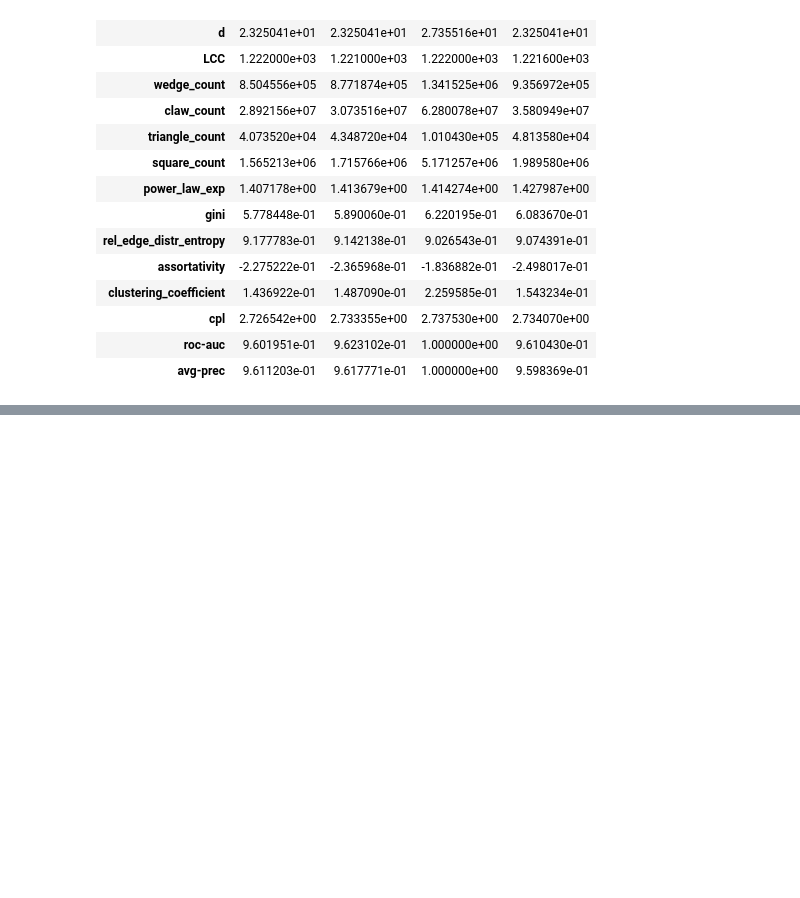
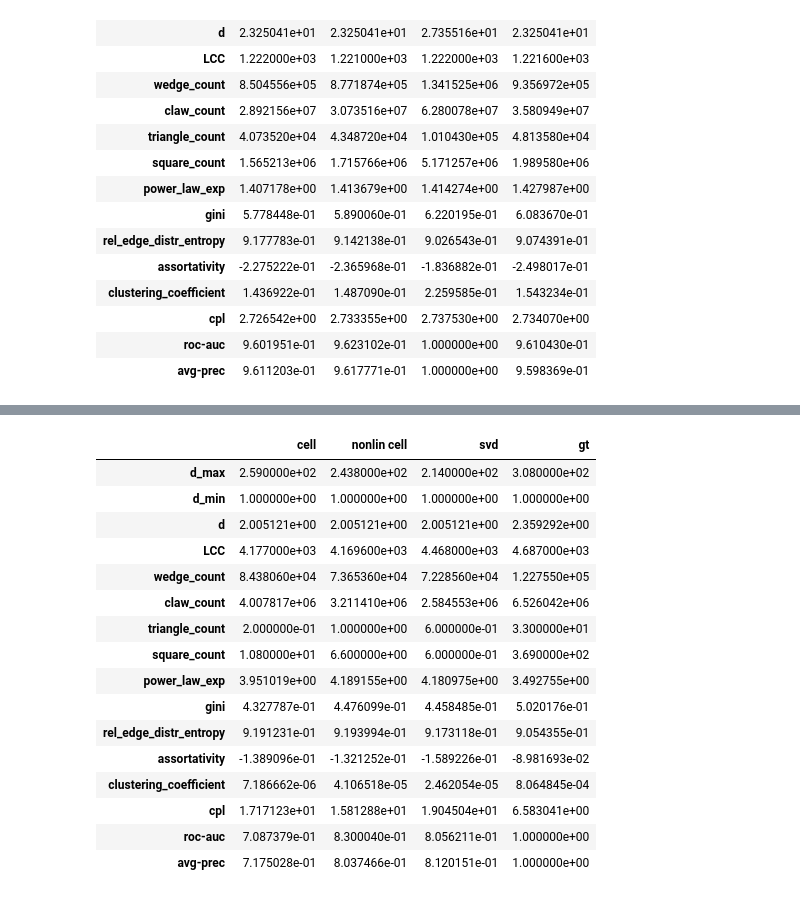
Before and after one commit to sverdoot/netgan-without-gan, a Jupyter notebook: notebooks/demo.ipynb, the cells around one changed output, grey strips where cells are left out. Drawn from its saved outputs; the diff is of its cells as text; code cells hidden in the pictures; blank space fills up the shorter version.

```diff
--- a/notebooks/demo.ipynb
+++ b/notebooks/demo.ipynb
@@ -539,0 +565,6 @@ df
+# %%
+method = 'cell'
+options = dict(g_type='cell')
+
+stat_df, _ = run(**options)
+df[method] = stat_df
@@ -539,0 +575,6 @@ df
+# %%
+method = 'svd'
+options = dict(g_type='svd', nsteps=400)
+
+stat_df, _ = run(**options)
+df[method] = stat_df
@@ -539,0 +599,7 @@ df
+# %%
+method = 'nonlin cell'
+optimizer_args={'lr': 0.1, 'weight_decay': 1e-5}
+options = dict(g_type='fc', optimizer_args=optimizer_args)
+
+stat_df, _ = run(**options)
+df[method] = stat_df
@@ -539,0 +611,22 @@ df
+# %%
+df['gt'] = list(compute_graph_statistics(_A_obs).values()) + [1, 1]
+# %%
+df
+# %% [output]
+|  | cell | nonlin cell | svd | gt |
+| d_max | 2.590000e+02 | 2.438000e+02 | 2.140000e+02 | 3.080000e+02 |
+| d_min | 1.000000e+00 | 1.000000e+00 | 1.000000e+00 | 1.000000e+00 |
+| d | 2.005121e+00 | 2.005121e+00 | 2.005121e+00 | 2.359292e+00 |
+| LCC | 4.177000e+03 | 4.169600e+03 | 4.468000e+03 | 4.687000e+03 |
+| wedge_count | 8.438060e+04 | 7.365360e+04 | 7.228560e+04 | 1.227550e+05 |
+| claw_count | 4.007817e+06 | 3.211410e+06 | 2.584553e+06 | 6.526042e+06 |
+| triangle_count | 2.000000e-01 | 1.000000e+00 | 6.000000e-01 | 3.300000e+01 |
+| square_count | 1.080000e+01 | 6.600000e+00 | 6.000000e-01 | 3.690000e+02 |
+| power_law_exp | 3.951019e+00 | 4.189155e+00 | 4.180975e+00 | 3.492755e+00 |
+| gini | 4.327787e-01 | 4.476099e-01 | 4.458485e-01 | 5.020176e-01 |
+| rel_edge_distr_entropy | 9.191231e-01 | 9.193994e-01 | 9.173118e-01 | 9.054355e-01 |
+| assortativity | -1.389096e-01 | -1.321252e-01 | -1.589226e-01 | -8.981693e-02 |
+| clustering_coefficient | 7.186662e-06 | 4.106518e-05 | 2.462054e-05 | 8.064845e-04 |
+| cpl | 1.717123e+01 | 1.581288e+01 | 1.904504e+01 | 6.583041e+00 |
+| roc-auc | 7.087379e-01 | 8.300040e-01 | 8.056211e-01 | 1.000000e+00 |
+| avg-prec | 7.175028e-01 | 8.037466e-01 | 8.120151e-01 | 1.000000e+00 |
```
Also changed, not shown: parts of 8 cells of this notebook, 2 other files.
